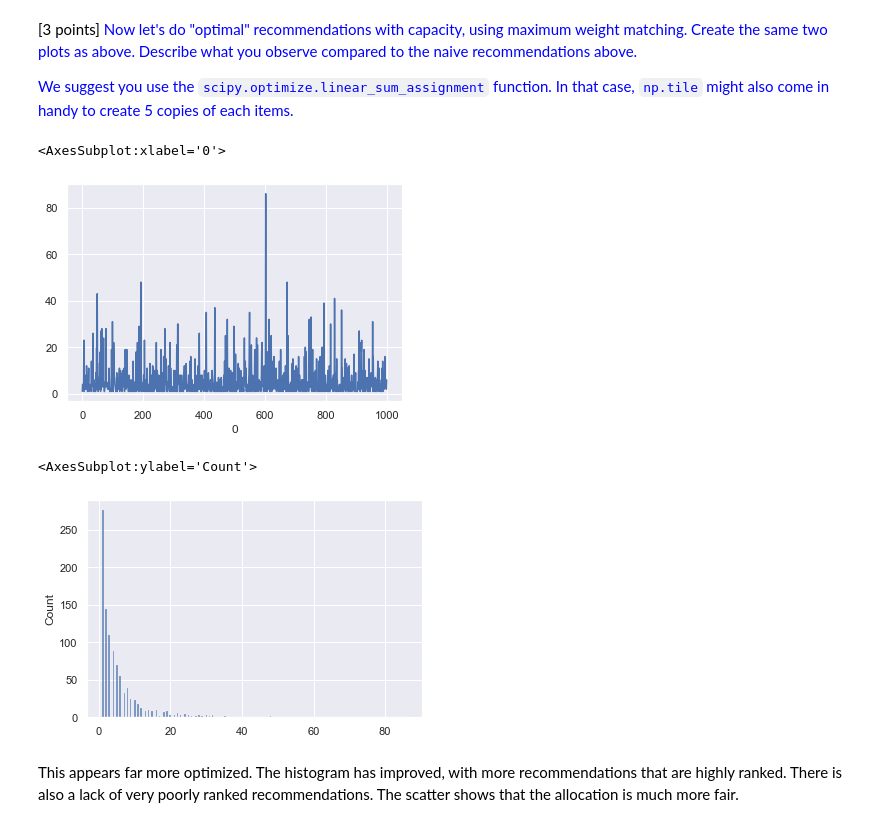
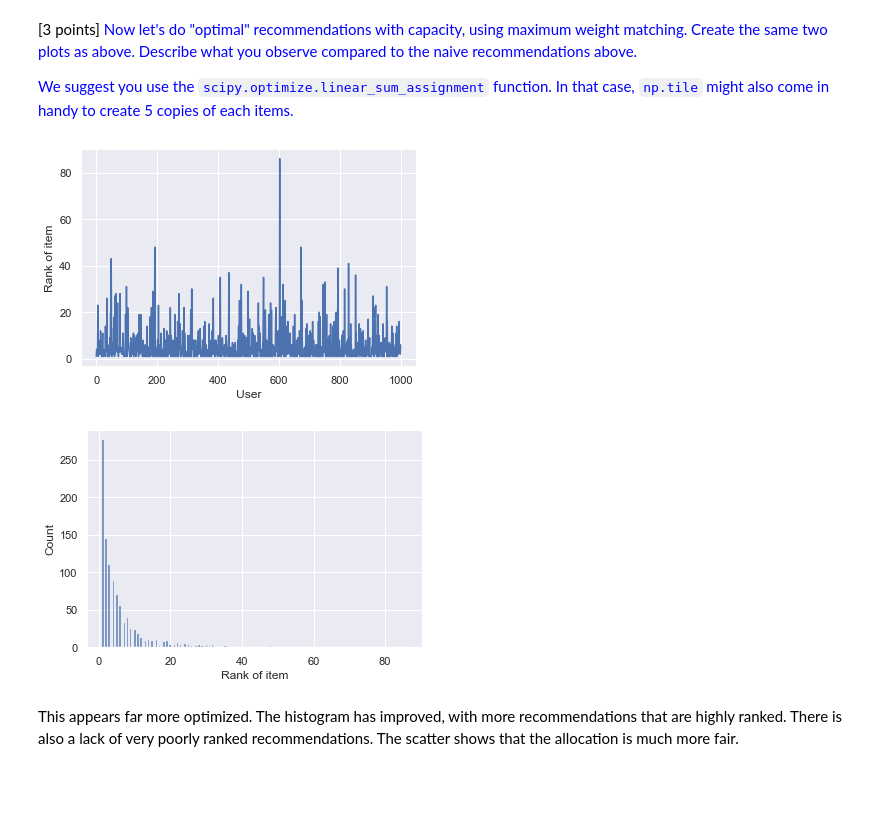
Before and after one commit to martinsun0/People-Data-Systems, a Jupyter notebook: HW2/HW2_assignment.ipynb, the cells around one changed output. Saved outputs shown, nothing was run; the diff lists cells and outputs as text; code cells hidden in the pictures; blank space fills up the shorter version.

```diff
--- a/HW2/HW2_assignment.ipynb
+++ b/HW2/HW2_assignment.ipynb
@@ -504,15 +488,16 @@ for user, content in optimum.items():
     rank = C[int(user), int(item)]
     ranks2[user] = rank
 # %%
-sns.lineplot(optimum.iloc[0],ranks2)
+plt5 = sns.lineplot(optimum.iloc[0],ranks2)
+plt5.set_xlabel('User')
+plt5.set_ylabel('Rank of item');
 # %% [output]
-<AxesSubplot:xlabel='0'>
-[figure, old version]
+[figure, new version]
 # %%
-sns.histplot(ranks2,bins=200)
+plt8 = sns.histplot(ranks2,bins=200)
+plt8.set_xlabel('Rank of item');
 # %% [output]
-<AxesSubplot:ylabel='Count'>
-[figure, old version]
+[figure, new version]
 # %% [markdown]
 This appears far more optimized. The histogram has improved, with more recommendations that are highly ranked. There is
 also a lack of very poorly ranked recommendations.
```
Also changed, not shown: parts of 34 cells of this notebook.
